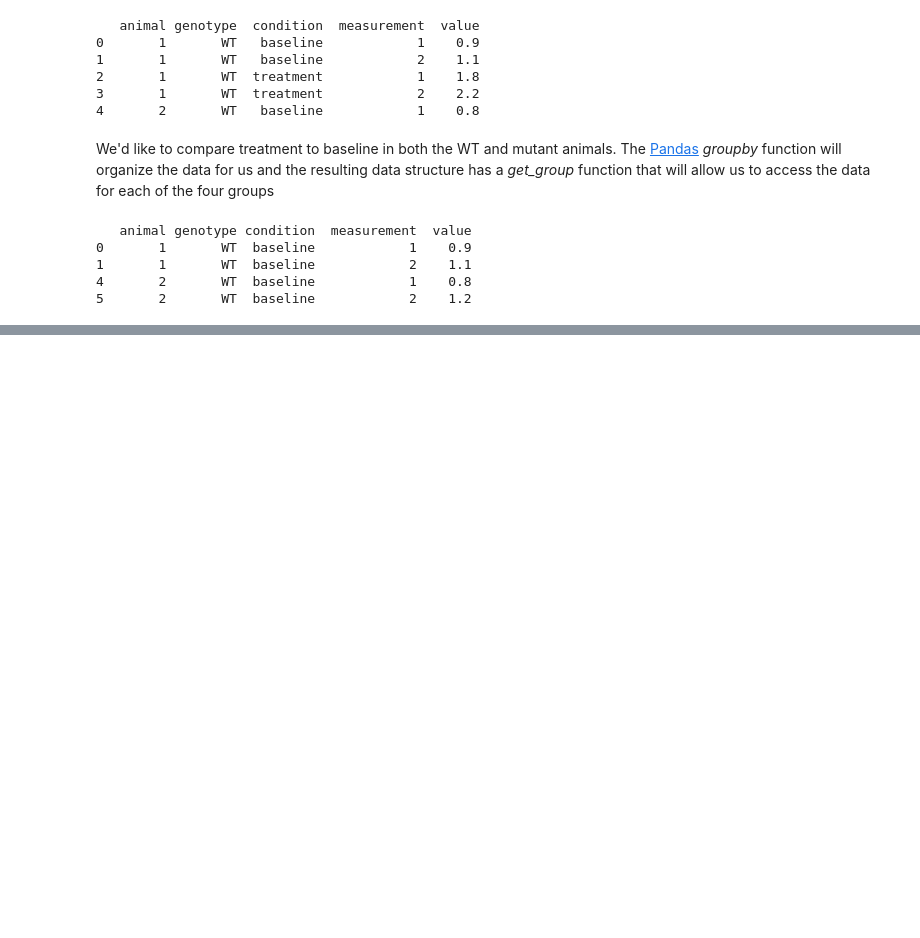
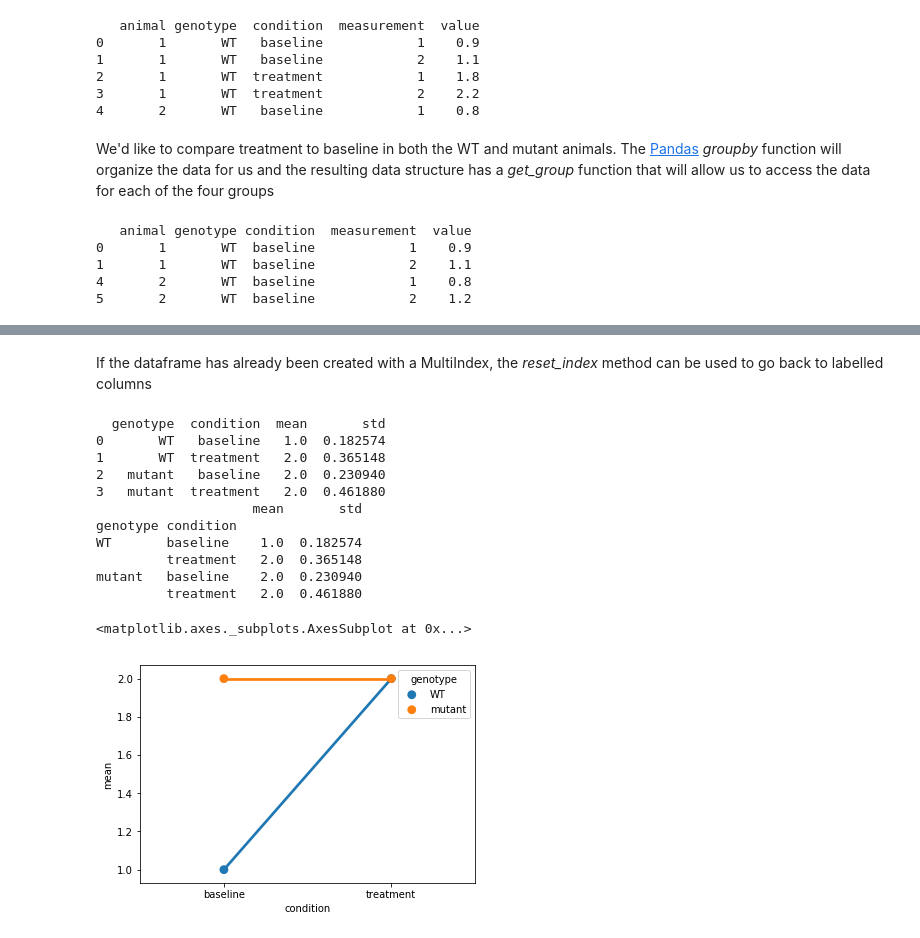
Before and after one commit to lneisenman/pyhints, a Jupyter notebook: pyhints/pandas/groupby.ipynb, the cells around one changed output, grey strips where cells are left out. Cells and saved outputs as stored; diff of their text form; code cells hidden in the pictures; blank space fills up the shorter version.

```diff
--- a/pyhints/pandas/groupby.ipynb
+++ b/pyhints/pandas/groupby.ipynb
@@ -31,11 +36,13 @@ The *groupby* data structure has [methods](http://pandas.pydata.org/pandas-docs/
 # %%
-mean = grouped.mean()
-std = grouped.std()
-print(mean.head())
+summary = grouped['value'].agg([np.mean, np.std])
+print(summary.head())
 print()
-print('The WT baseline average is', mean.loc[('WT','baseline')]['value'])
+print('The WT baseline mean is', summary.loc[('WT','baseline')]['mean'])
 print()
-print(mean.loc[('WT',)]['value'])  # THe loc method provides easy access to the top level of the multiIndex
+print(summary.loc[('WT',)]['mean'])  # THe loc method provides easy access to the top level of the multiIndex
 print()
-print(mean.xs('baseline', level=1)['value'])  # need the xs method to access sublevels of the multiIndex
+print(summary.xs('baseline', level=1)['std'])  # need the xs method to access sublevels of the multiIndex
+print()
+
+summary.plot.bar(y='mean', yerr='std', capsize=3, legend=False)
 # %% [output]
@@ -84,0 +85,21 @@ sns.catplot(x='condition', y='value', hue='genotype', kind='point', data=mean2)
+# %% [markdown]
+If the dataframe has already been created with a MultiIndex, the *reset_index* method can be used to go back to labelled columns
+# %%
+summary2 = summary.reset_index()
+print(summary2.head())
+print(summary.head())
+sns.pointplot(x='condition', y='mean', capsize=3, hue='genotype', data=summary2)
+# %% [output]
+  genotype  condition  mean       std
+0       WT   baseline   1.0  0.182574
+1       WT  treatment   2.0  0.365148
+2   mutant   baseline   2.0  0.230940
+3   mutant  treatment   2.0  0.461880
+                    mean       std
+genotype condition
+WT       baseline    1.0  0.182574
+         treatment   2.0  0.365148
+mutant   baseline    2.0  0.230940
+         treatment   2.0  0.461880
+<matplotlib.axes._subplots.AxesSubplot at 0x...>
+[figure, added]
```
Also changed, not shown: parts of 9 cells of this notebook.
